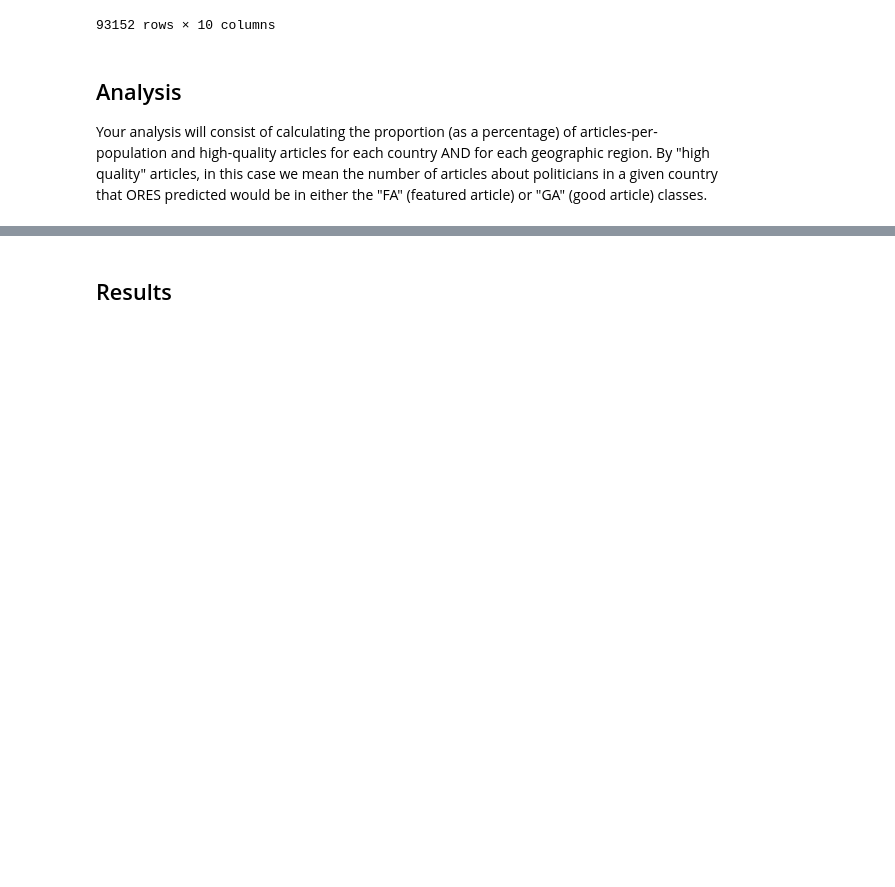
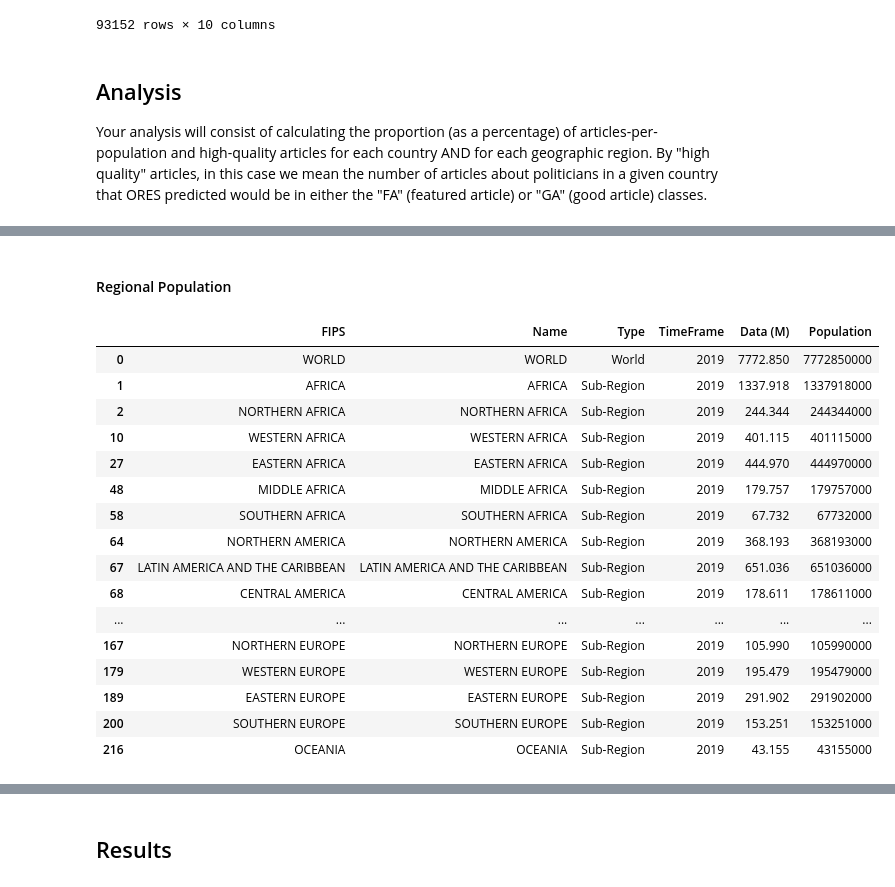
Before and after one commit to aaliyahfiala42/data-512-a2, a Jupyter notebook: hcds-a2-bias.ipynb, the cells around one changed output, grey strips where cells are left out. Drawn from its saved outputs; the diff is of its cells as text; code cells hidden in the pictures; blank space fills up the shorter version.

```diff
--- a/hcds-a2-bias.ipynb
+++ b/hcds-a2-bias.ipynb
@@ -460,0 +566,22 @@ Your analysis will consist of calculating the proportion (as a percentage) of ar
+# %% [markdown]
+#### Regional Population
+# %%
+regional_population
+# %% [output]
+|  | FIPS | Name | Type | TimeFrame | Data (M) | Population |
+| 0 | WORLD | WORLD | World | 2019 | 7772.850 | 7772850000 |
+| 1 | AFRICA | AFRICA | Sub-Region | 2019 | 1337.918 | 1337918000 |
+| 2 | NORTHERN AFRICA | NORTHERN AFRICA | Sub-Region | 2019 | 244.344 | 244344000 |
+| 10 | WESTERN AFRICA | WESTERN AFRICA | Sub-Region | 2019 | 401.115 | 401115000 |
+| 27 | EASTERN AFRICA | EASTERN AFRICA | Sub-Region | 2019 | 444.970 | 444970000 |
+| 48 | MIDDLE AFRICA | MIDDLE AFRICA | Sub-Region | 2019 | 179.757 | 179757000 |
+| 58 | SOUTHERN AFRICA | SOUTHERN AFRICA | Sub-Region | 2019 | 67.732 | 67732000 |
+| 64 | NORTHERN AMERICA | NORTHERN AMERICA | Sub-Region | 2019 | 368.193 | 368193000 |
+| 67 | LATIN AMERICA AND THE CARIBBEAN | LATIN AMERICA AND THE CARIBBEAN | Sub-Region | 2019 | 651.036 | 651036000 |
+| 68 | CENTRAL AMERICA | CENTRAL AMERICA | Sub-Region | 2019 | 178.611 | 178611000 |
+| ... | ... | ... | ... | ... | ... | ... |
+| 167 | NORTHERN EUROPE | NORTHERN EUROPE | Sub-Region | 2019 | 105.990 | 105990000 |
+| 179 | WESTERN EUROPE | WESTERN EUROPE | Sub-Region | 2019 | 195.479 | 195479000 |
+| 189 | EASTERN EUROPE | EASTERN EUROPE | Sub-Region | 2019 | 291.902 | 291902000 |
+| 200 | SOUTHERN EUROPE | SOUTHERN EUROPE | Sub-Region | 2019 | 153.251 | 153251000 |
+| 216 | OCEANIA | OCEANIA | Sub-Region | 2019 | 43.155 | 43155000 |
```
Also changed, not shown: parts of 21 cells of this notebook.
